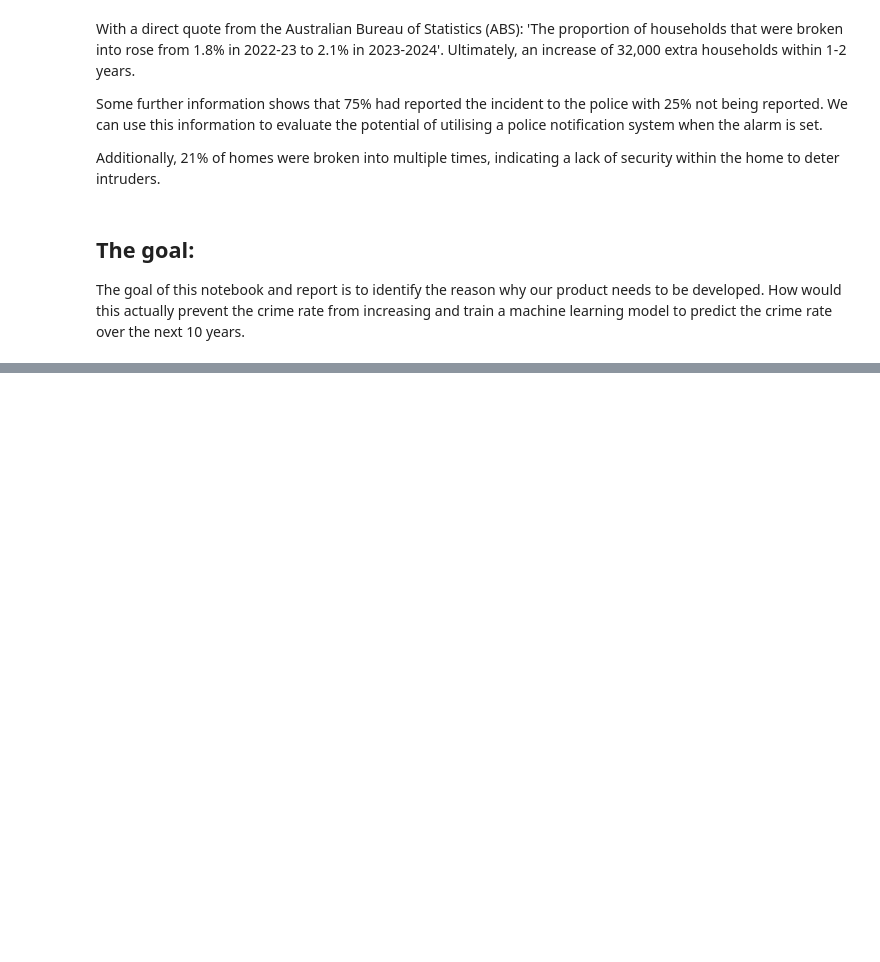
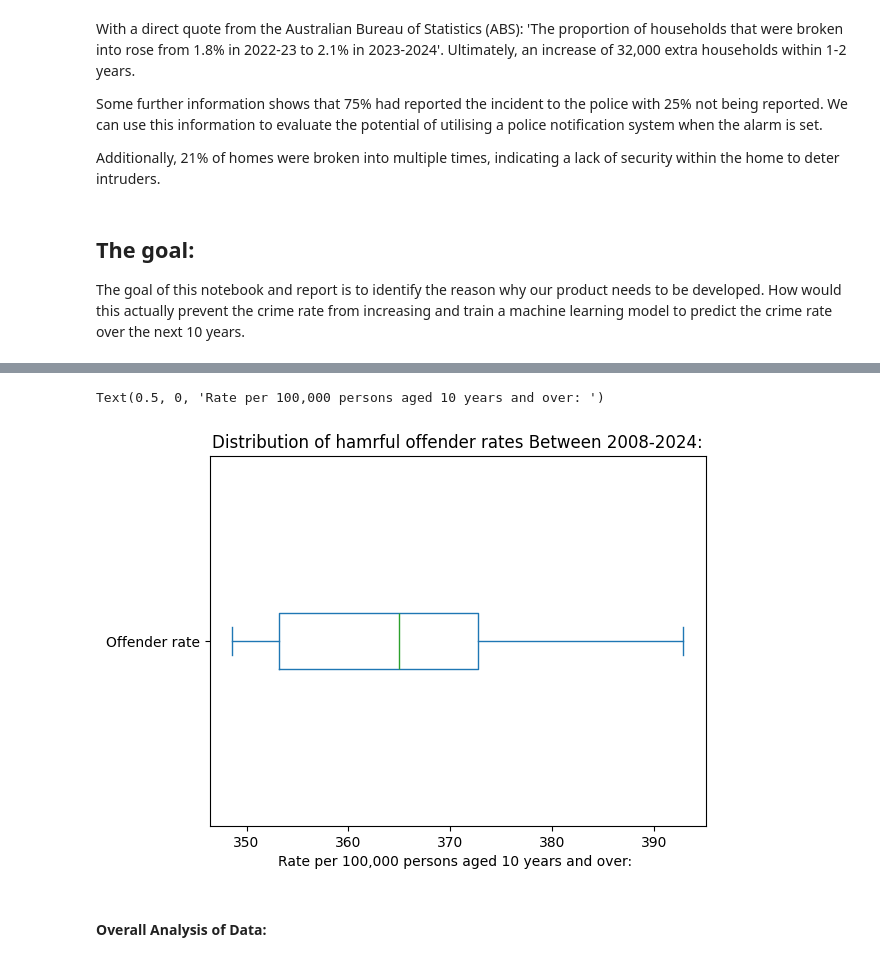
Before and after one commit to leeglb/HomeSurveillance-Project, a Jupyter notebook: crimeratemodel.ipynb, the cells around one changed output, grey strips where cells are left out. Drawn from its saved outputs; the diff is of its cells as text; code cells hidden in the pictures; blank space fills up the shorter version.

```diff
--- a/crimeratemodel.ipynb
+++ b/crimeratemodel.ipynb
@@ -22,0 +121,8 @@ The goal of this notebook and report is to identify the reason why our product n
+# %%
+harmful_data.plot.box(vert=False, title="Distribution of hamrful offender rates Between 2008-2024:")
+plt.xlabel("Rate per 100,000 persons aged 10 years and over: ")
+# %% [output]
+Text(0.5, 0, 'Rate per 100,000 persons aged 10 years and over: ')
+[figure, added]
+# %% [markdown]
+#### Overall Analysis of Data:
```
Also changed, not shown: parts of 17 cells of this notebook, 3 other files.
